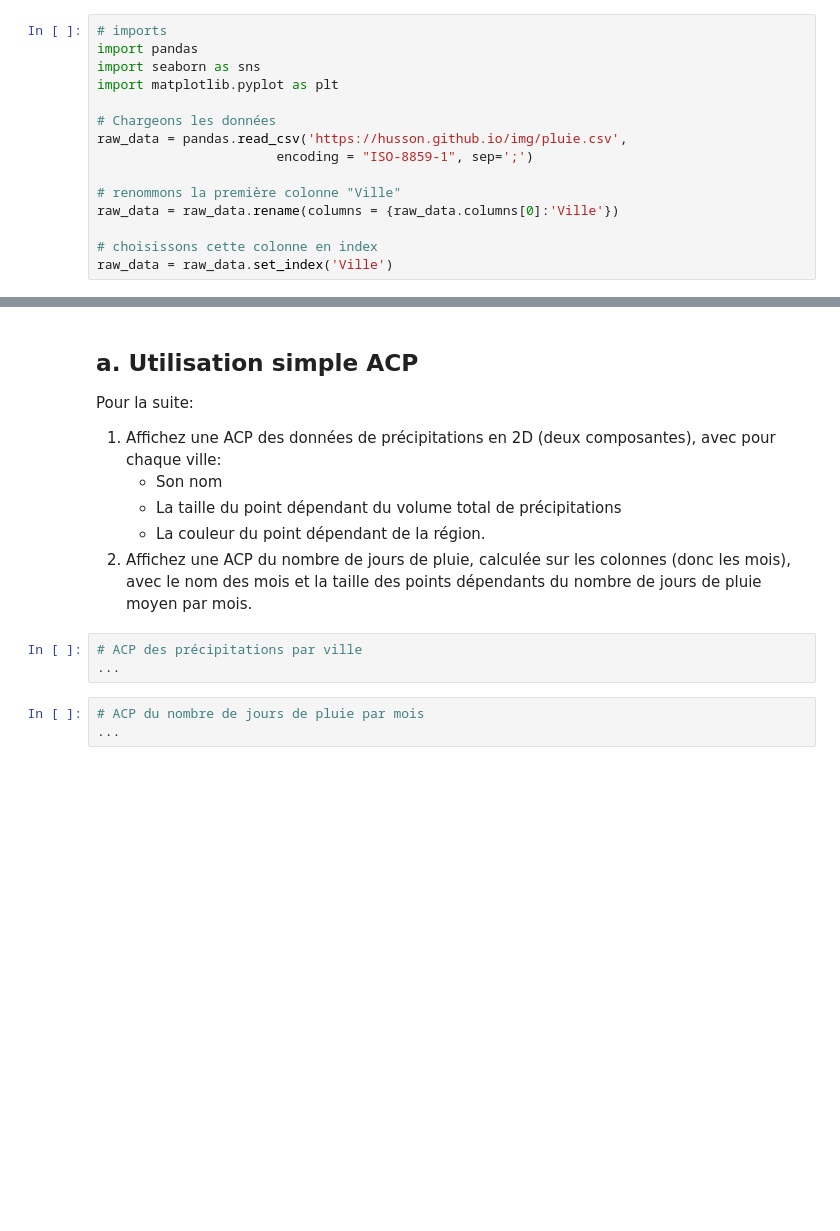
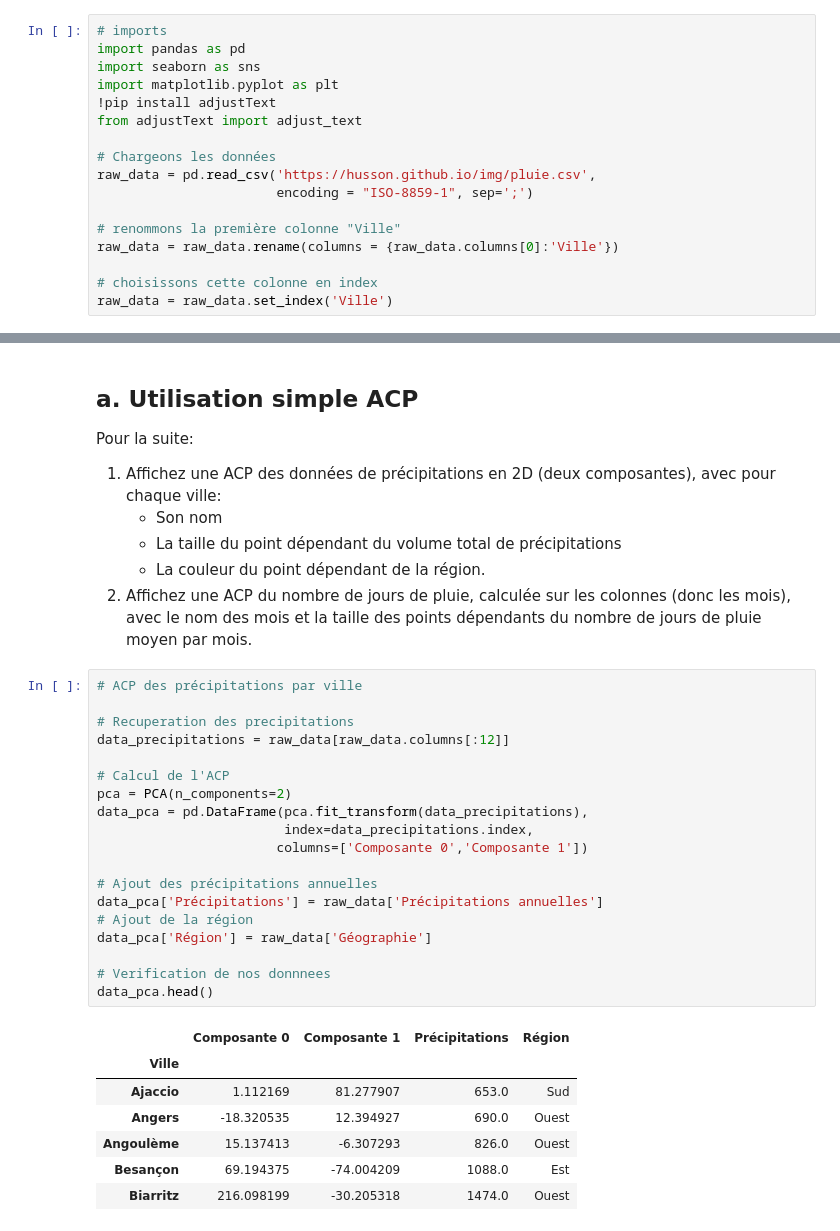
Before and after one commit to campusplage/compte-rendus-randrianjanahary_pla-comes, a Jupyter notebook: TP2_sklearn.ipynb, the cells around one changed output, grey strips where cells are left out. Drawn from its saved outputs; the diff is of its cells as text; blank space fills up the shorter version.

```diff
--- a/TP2_sklearn.ipynb
+++ b/TP2_sklearn.ipynb
@@ -423,12 +423,14 @@ __Interprétez__
 Dans cette section, nous allons appliquer une ACP aux données de précipitations dans les grandes villes de France, déjà vues lors du premier TP. Il s'agit de rajouter l'ACP à l'arsenal d'outils de visualisation que nous avons vus.
 # %%
 # imports
-import pandas
+import pandas as pd
 import seaborn as sns
 import matplotlib.pyplot as plt
+!pip install adjustText
+from adjustText import adjust_text
 
 # Chargeons les données
-raw_data = pandas.read_csv('https://husson.github.io/img/pluie.csv',
+raw_data = pd.read_csv('https://husson.github.io/img/pluie.csv',
                        encoding = "ISO-8859-1", sep=';')
 
 # renommons la première colonne "Ville"
@@ -445,9 +457,30 @@ Pour la suite:
    * La taille du point dépendant du volume total de précipitations
    * La couleur du point dépendant de la région.
 2. Affichez une ACP du nombre de jours de pluie, calculée sur les colonnes (donc les mois), avec le nom des mois et la taille des points dépendants du nombre de jours de pluie moyen par mois.
-# %%
-# ACP des précipitations par ville
-...
-# %%
-# ACP du nombre de jours de pluie par mois
-...
+# %%
+# ACP des précipitations par ville
+
+# Recuperation des precipitations
+data_precipitations = raw_data[raw_data.columns[:12]]
+
+# Calcul de l'ACP
+pca = PCA(n_components=2)
+data_pca = pd.DataFrame(pca.fit_transform(data_precipitations),
+                        index=data_precipitations.index,
+                       columns=['Composante 0','Composante 1'])
+
+# Ajout des précipitations annuelles
+data_pca['Précipitations'] = raw_data['Précipitations annuelles']
+# Ajout de la région
+data_pca['Région'] = raw_data['Géographie']
+
+# Verification de nos donnnees
+data_pca.head()
+# %% [output]
+|  | Composante 0 | Composante 1 | Précipitations | Région |
+| Ville |  |  |  |  |
+| Ajaccio | 1.112169 | 81.277907 | 653.0 | Sud |
+| Angers | -18.320535 | 12.394927 | 690.0 | Ouest |
+| Angoulème | 15.137413 | -6.307293 | 826.0 | Ouest |
+| Besançon | 69.194375 | -74.004209 | 1088.0 | Est |
+| Biarritz | 216.098199 | -30.205318 | 1474.0 | Ouest |
```
Also changed, not shown: parts of 7 cells of this notebook.
